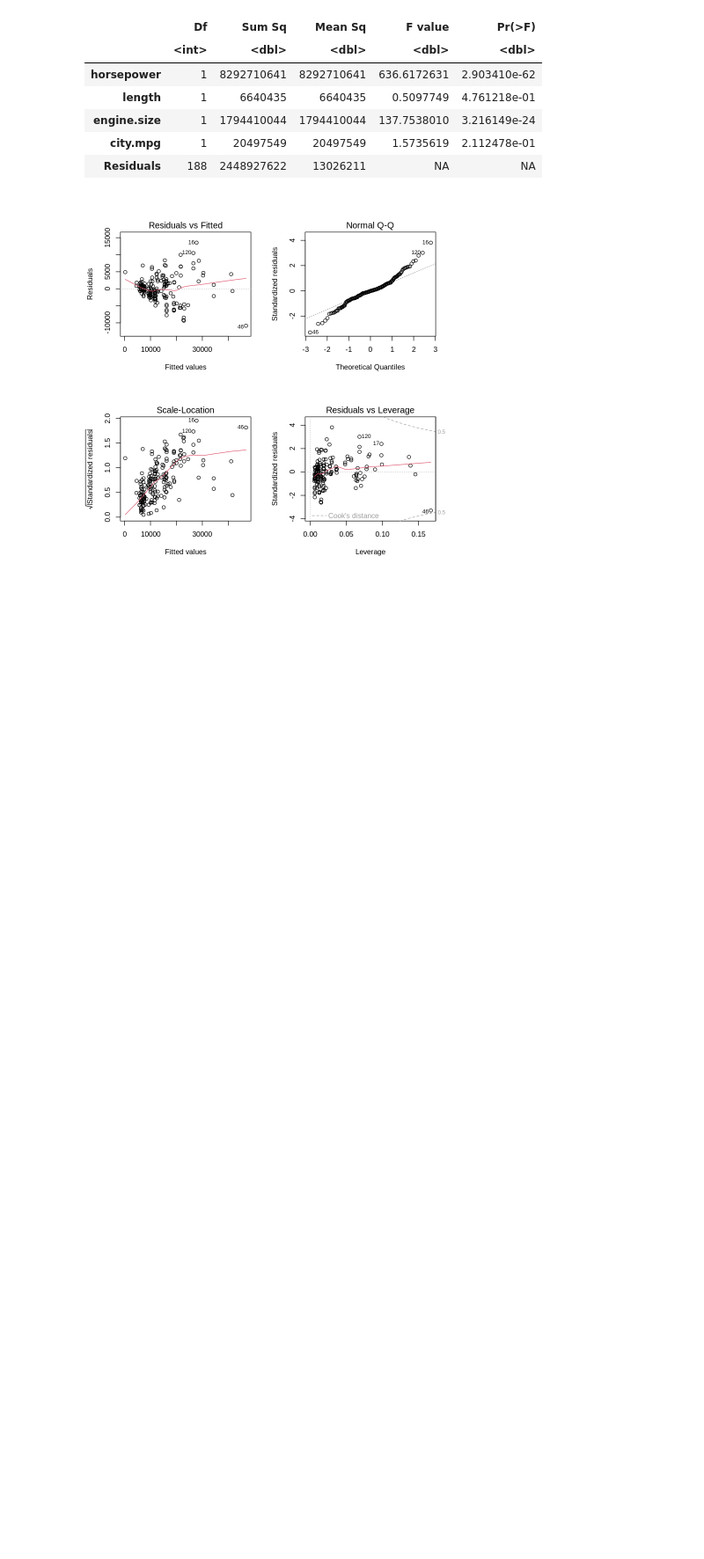
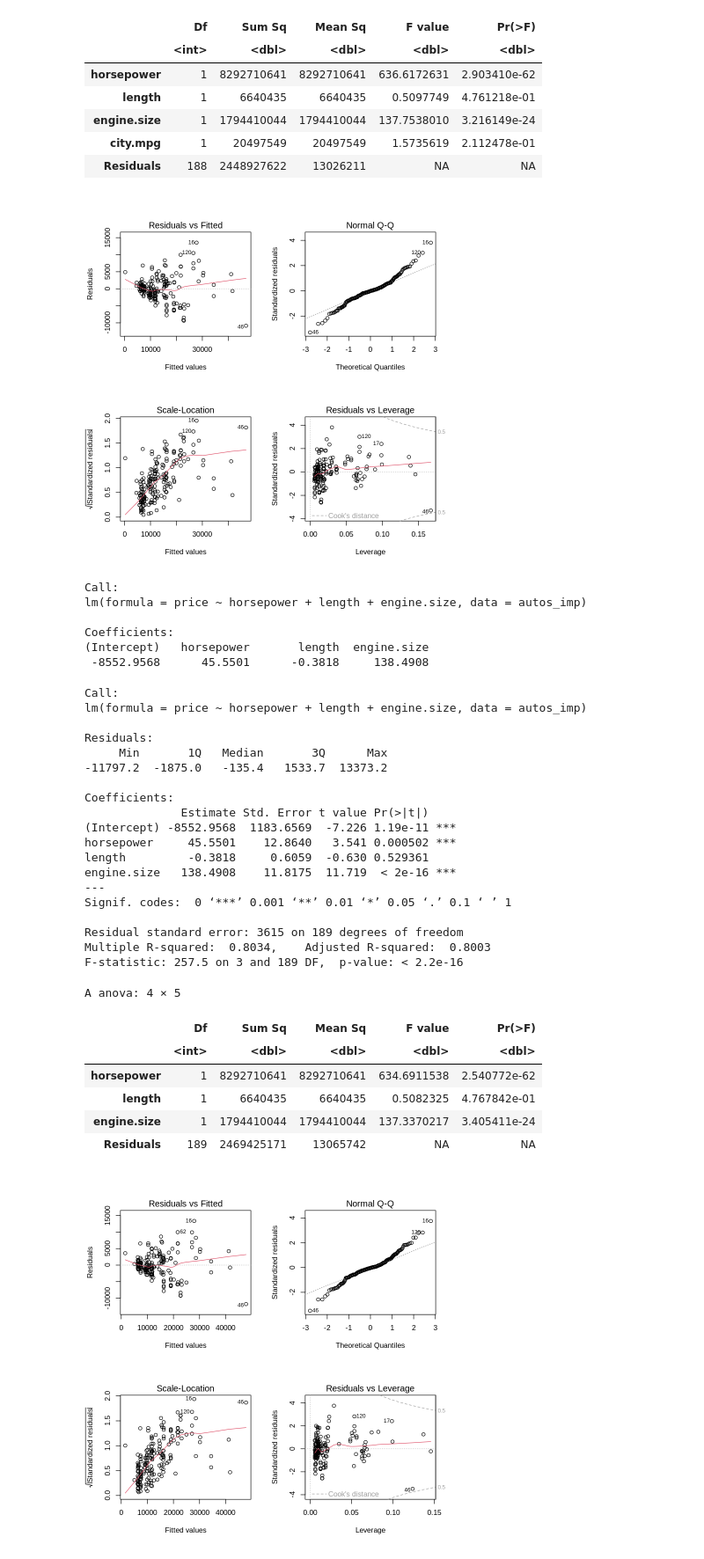
Before and after one commit to BrunaKrasotaMatos/An-liseEstat-stica, a Jupyter notebook: Trilha5/Trilha5.ipynb, the cells around one changed output. Shown at 88% size. Cells and saved outputs as stored; diff of their text form; code cells hidden in the pictures; blank space fills up the shorter version.

```diff
--- a/Trilha5/Trilha5.ipynb
+++ b/Trilha5/Trilha5.ipynb
@@ -143,3 +143,50 @@ names(mod_auto.df) <- c("residuos")
 #         x = "Residuos")
 # %% [output]
 [figure]
+# %%
+# Modelo Linear dos meus dados
+mod_auto_1 <- lm(price ~ horsepower+length+engine.size, data=autos_imp)
+mod_auto_1
+summary(mod_auto_1)
+anova(mod_auto_1)
+
+# grafico de residuos
+par(mfrow=c(2,2))
+plot(mod_auto_1)
+
+mod_auto_1.df <- as.data.frame(residuals(mod_auto_1))
+names(mod_auto_1.df) <- c("residuos")
+# %% [output]
+Call:
+lm(formula = price ~ horsepower + length + engine.size, data = autos_imp)
+
+Coefficients:
+(Intercept)   horsepower       length  engine.size
+ -8552.9568      45.5501      -0.3818     138.4908
+Call:
+lm(formula = price ~ horsepower + length + engine.size, data = autos_imp)
+
+Residuals:
+     Min       1Q   Median       3Q      Max
+-11797.2  -1875.0   -135.4   1533.7  13373.2
+
+Coefficients:
+              Estimate Std. Error t value Pr(>|t|)
+(Intercept) -8552.9568  1183.6569  -7.226 1.19e-11 ***
+horsepower     45.5501    12.8640   3.541 0.000502 ***
+length         -0.3818     0.6059  -0.630 0.529361
+engine.size   138.4908    11.8175  11.719  < 2e-16 ***
+---
+Signif. codes:  0 ‘***’ 0.001 ‘**’ 0.01 ‘*’ 0.05 ‘.’ 0.1 ‘ ’ 1
+
+Residual standard error: 3615 on 189 degrees of freedom
+Multiple R-squared:  0.8034,    Adjusted R-squared:  0.8003
+F-statistic: 257.5 on 3 and 189 DF,  p-value: < 2.2e-16
+A anova: 4 × 5
+|  | Df | Sum Sq | Mean Sq | F value | Pr(>F) |
+|  | <int> | <dbl> | <dbl> | <dbl> | <dbl> |
+| horsepower | 1 | 8292710641 | 8292710641 | 634.6911538 | 2.540772e-62 |
+| length | 1 | 6640435 | 6640435 | 0.5082325 | 4.767842e-01 |
+| engine.size | 1 | 1794410044 | 1794410044 | 137.3370217 | 3.405411e-24 |
+| Residuals | 189 | 2469425171 | 13065742 | NA | NA |
+[figure, added]
```
Also changed, not shown: parts of 2 cells of this notebook.
